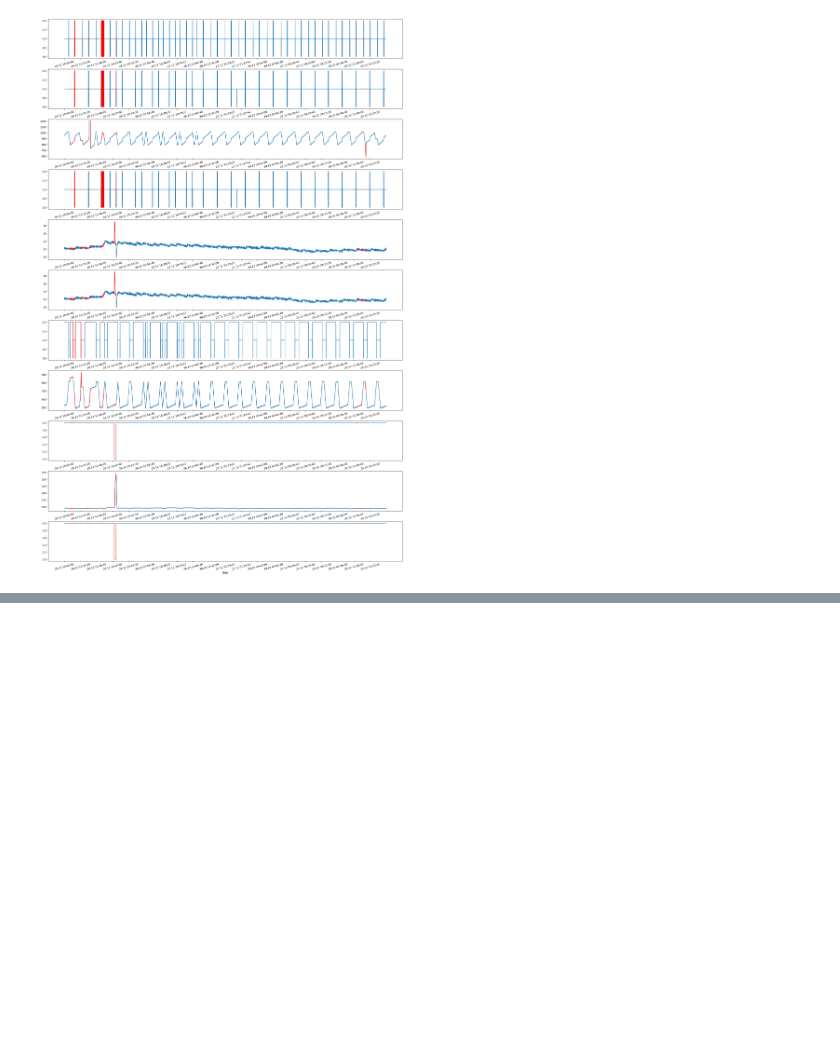
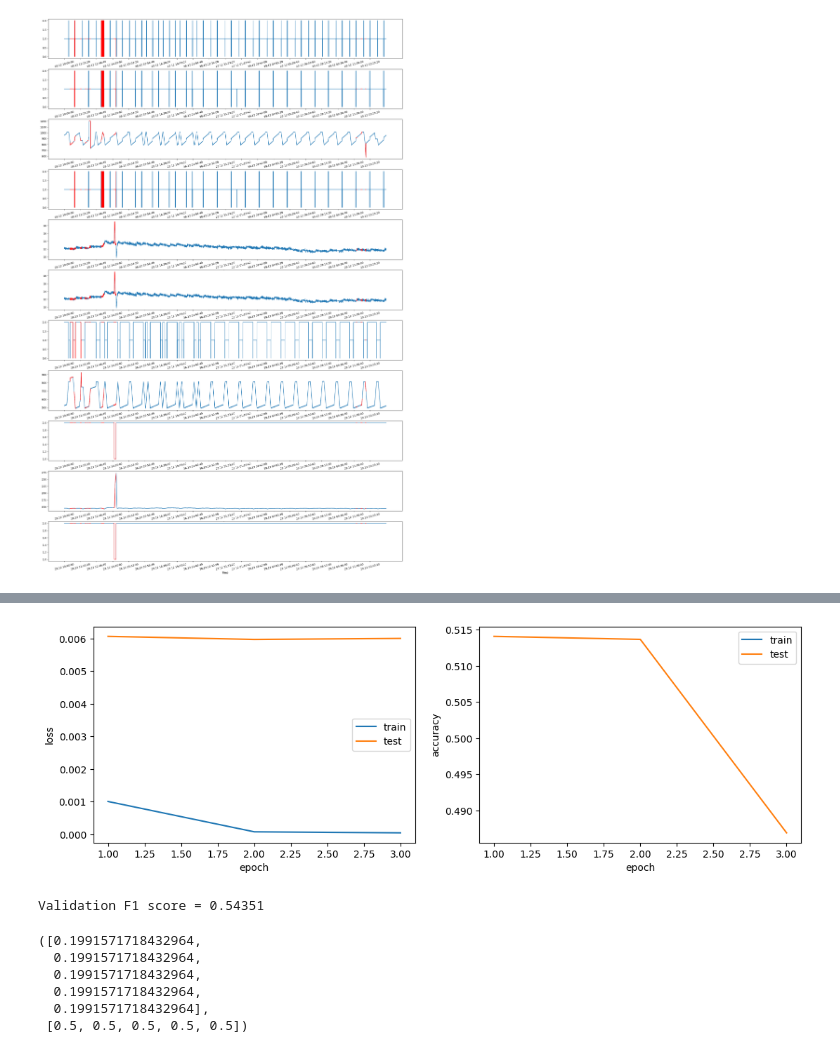
Before and after one commit to Andrei3223/VAE_anomaly_detection, a Jupyter notebook: swat_preproc.ipynb, the cells around one changed output, grey strips where cells are left out. Drawn from its saved outputs; the diff is of its cells as text; code cells hidden in the pictures; blank space fills up the shorter version.

```diff
--- a/swat_preproc.ipynb
+++ b/swat_preproc.ipynb
@@ -179,0 +328,6 @@ for i, feature in enumerate(anomaly_feature):
+# %%
+train_loader = DataLoader(train_dataset, batch_size=64, shuffle=True, num_workers=4)  # train_dataset
+val_loader = DataLoader(val_dataset, batch_size=64, shuffle=False, num_workers=4)
+test_loader = DataLoader(test_dataset, batch_size=64, shuffle=False, num_workers=4)
+
+# val_train_loader = DataLoader(val, batch_size=64, shuffle=False, num_workers=4)
@@ -179,0 +397,31 @@ for i, feature in enumerate(anomaly_feature):
+# %%
+from models import TransformerBasicBottleneckScaling, TransformerBasicv2, TransformerBasicBottleneck
+from torch.optim import Adam
+from training import train
+
+NUM_EPOCHS = 3
+
+criterion = torch.nn.MSELoss()  # reduce=False
+# model = TransformerBasicBottleneckScaling(feats=len(col_list),
+#                                           lr=1e-3, window_size=100,
+#                                           batch_size=64).to(device)
+model = TransformerBasicBottleneck(feats=len(col_list), lr=1e-3, window_size=100).to(device)
+optimizer = Adam(model.parameters(), lr=1e-3)
+scheduler = None
+
+train_losses, test_losses, train_accuracies, test_accuracies, val_f1_scores = train(
+    model, optimizer, scheduler, criterion, train_loader, val_loader, NUM_EPOCHS,
+    device
+)
+# %% [output]
+[figure, added]
+Validation F1 score = 0.54351
+# %%
+val_f1_scores, train_accuracies
+# %% [output]
+([0.1991571718432964,
+  0.1991571718432964,
+  0.1991571718432964,
+  0.1991571718432964,
+  0.1991571718432964],
+ [0.5, 0.5, 0.5, 0.5, 0.5])
```
Also changed, not shown: parts of 37 cells of this notebook, 3 other files.
